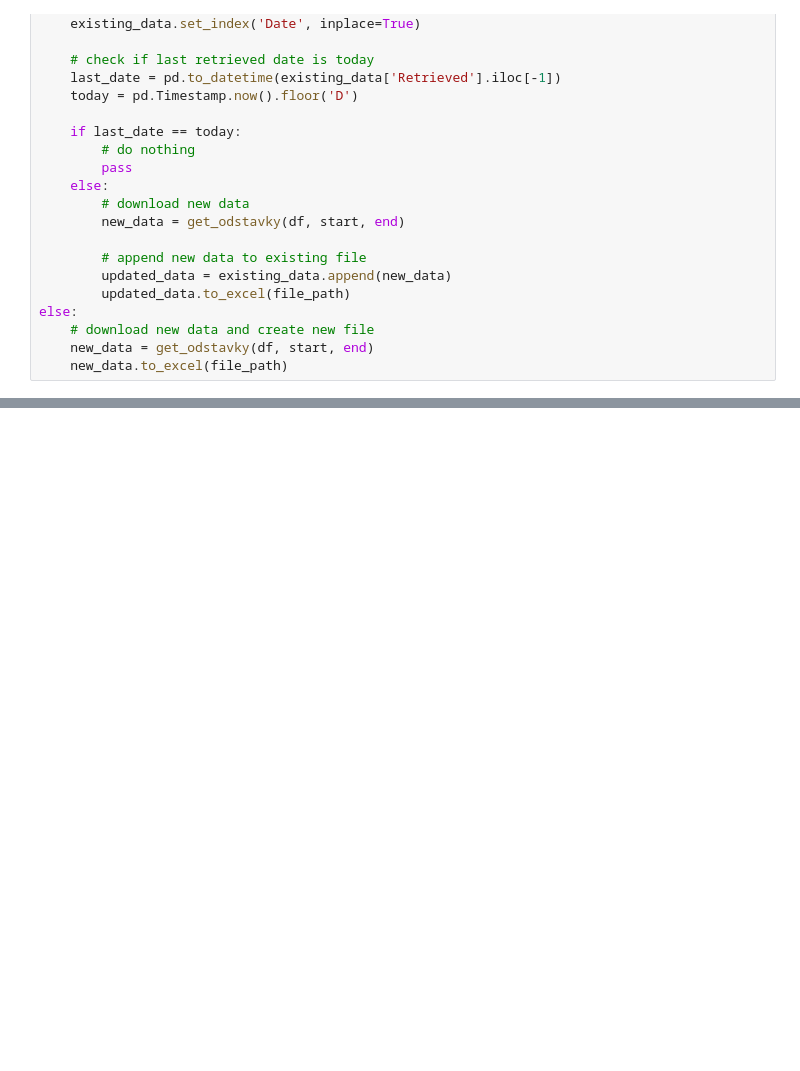
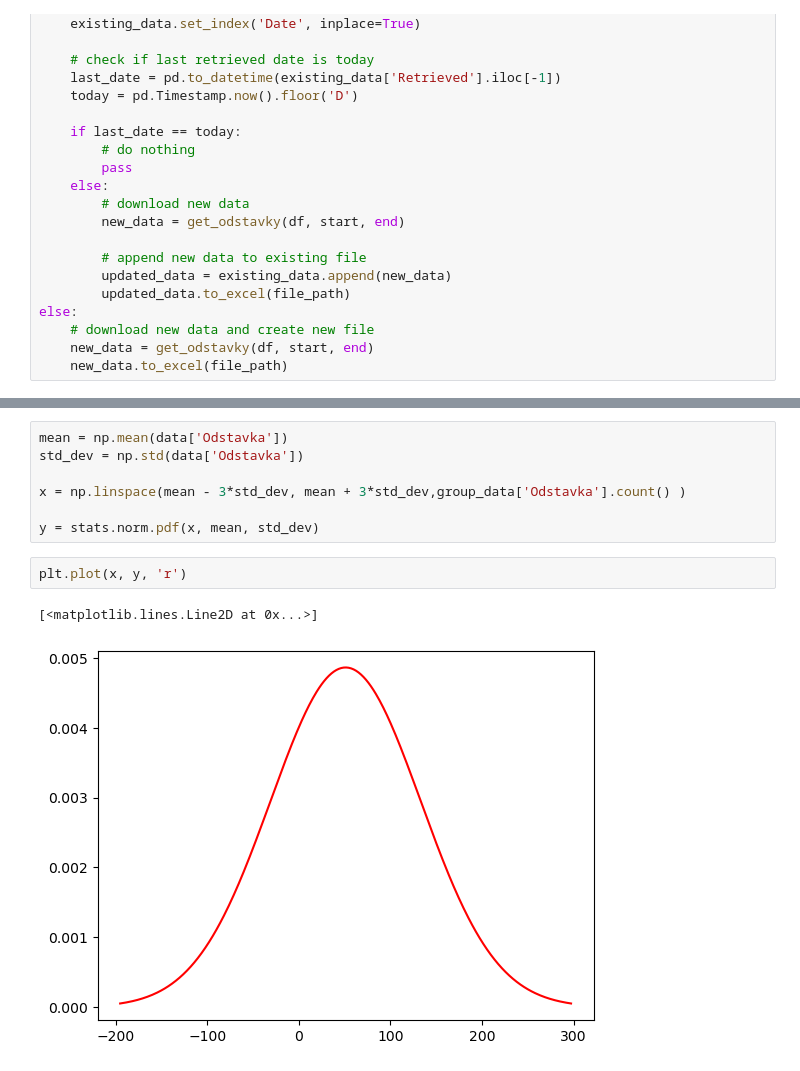
Before and after one commit to dariolamaj/GASSCO_ODSTAVKY, a Jupyter notebook: gassco.ipynb, the cells around one changed output, grey strips where cells are left out. Drawn from its saved outputs; the diff is of its cells as text; blank space fills up the shorter version.

```diff
--- a/gassco.ipynb
+++ b/gassco.ipynb
@@ -96,0 +118,12 @@ ax.grid(True)
+# %%
+mean = np.mean(data['Odstavka'])
+std_dev = np.std(data['Odstavka'])
+
+x = np.linspace(mean - 3*std_dev, mean + 3*std_dev,group_data['Odstavka'].count() )
+
+y = stats.norm.pdf(x, mean, std_dev)
+# %%
+plt.plot(x, y, 'r')
+# %% [output]
+[<matplotlib.lines.Line2D at 0x...>]
+[figure, added]
```
Also changed, not shown: parts of 3 cells of this notebook, 2 other files.
